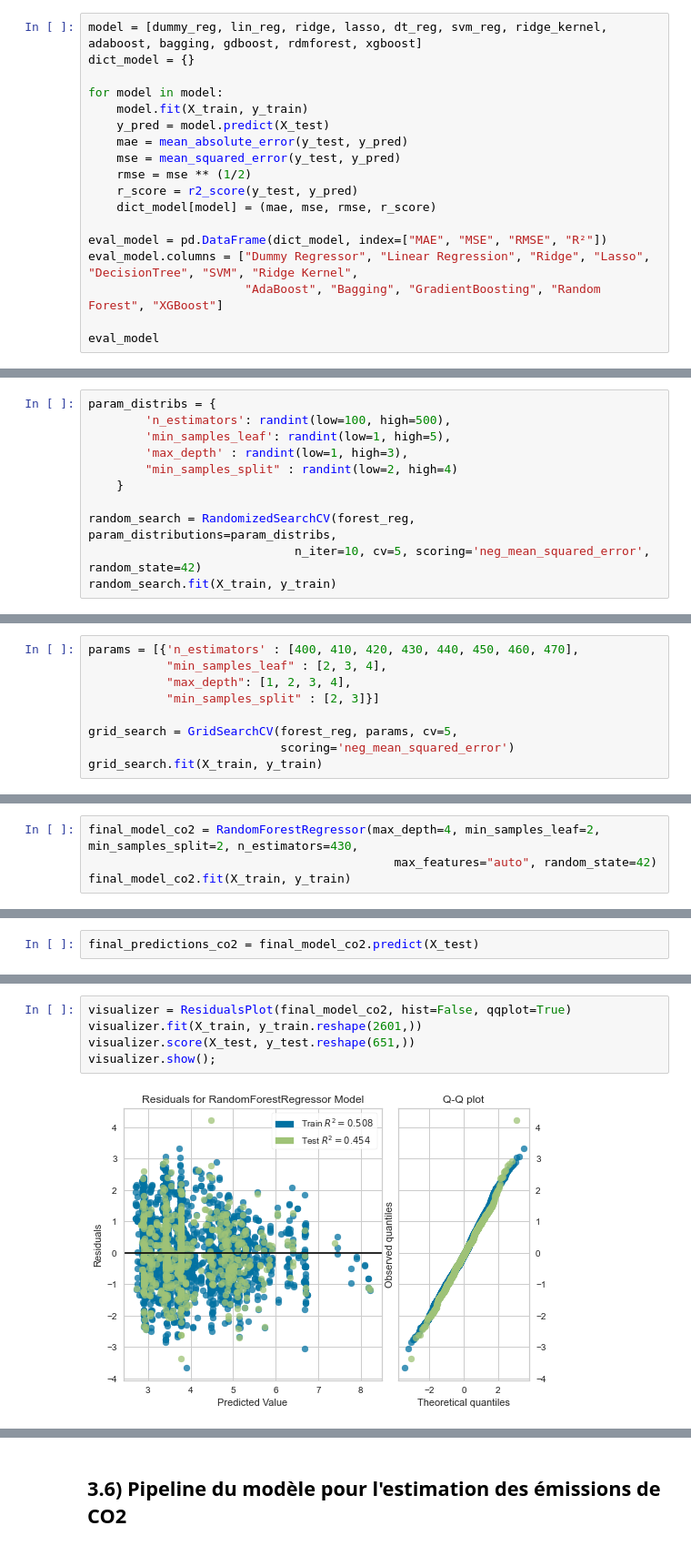
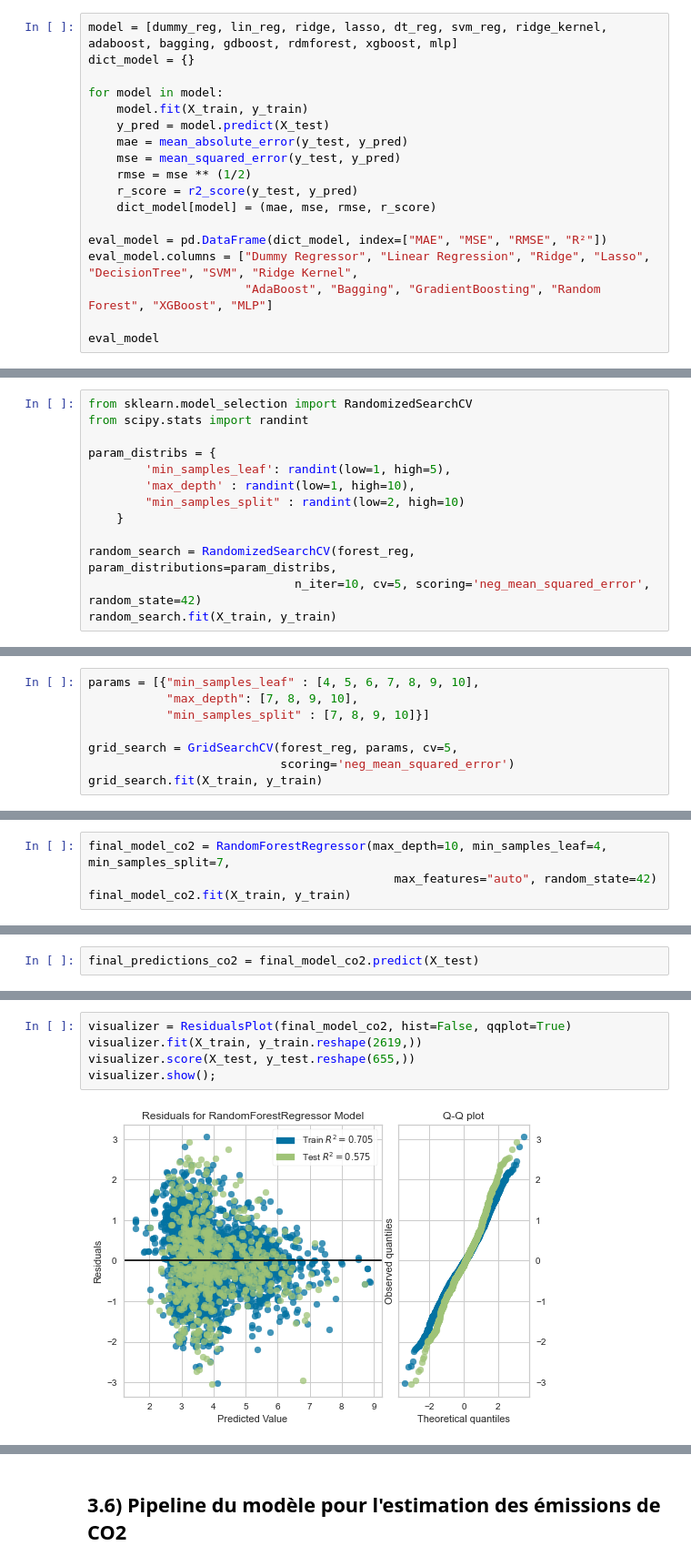
Before and after one commit to Sylvariane/Anticipez_les_besoins_en_electricite, a Jupyter notebook: Pélec_02_code.ipynb, the cells around one changed output, grey strips where cells are left out. Shown at 91% size. Drawn from its saved outputs; the diff is of its cells as text.

```diff
--- a/Pélec_02_code.ipynb
+++ b/Pélec_02_code.ipynb
@@ -436,5 +395,5 @@ xgboost = xgb.XGBRegressor(random_state=42)
 # %%
-model = [dummy_reg, lin_reg, ridge, lasso, dt_reg, svm_reg, ridge_kernel, adaboost, bagging, gdboost, rdmforest, xgboost]
+model = [dummy_reg, lin_reg, ridge, lasso, dt_reg, svm_reg, ridge_kernel, adaboost, bagging, gdboost, rdmforest, xgboost, mlp]
 dict_model = {}
 
 for model in model:
@@ -448,7 +407,7 @@ for model in model:
 
 eval_model = pd.DataFrame(dict_model, index=["MAE", "MSE", "RMSE", "R²"])
 eval_model.columns = ["Dummy Regressor", "Linear Regression", "Ridge", "Lasso", "DecisionTree", "SVM", "Ridge Kernel",
-                      "AdaBoost", "Bagging", "GradientBoosting", "Random Forest", "XGBoost"]
+                      "AdaBoost", "Bagging", "GradientBoosting", "Random Forest", "XGBoost", "MLP"]
 
 eval_model
 # %% [output]
@@ -464,11 +423,13 @@ eval_model
 # %%
 forest_reg = RandomForestRegressor(max_features="auto", random_state=42)
 # %%
+from sklearn.model_selection import RandomizedSearchCV
+from scipy.stats import randint
+
 param_distribs = {
-        'n_estimators': randint(low=100, high=500),
         'min_samples_leaf': randint(low=1, high=5),
-        'max_depth' : randint(low=1, high=3),
-        "min_samples_split" : randint(low=2, high=4)
+        'max_depth' : randint(low=1, high=10),
+        "min_samples_split" : randint(low=2, high=10)
     }
 
 random_search = RandomizedSearchCV(forest_reg, param_distributions=param_distribs,
@@ -499,8 +459,7 @@ for mean_score, params in zip(cvres["mean_test_score"], cvres["params"]):
 # %%
-params = [{'n_estimators' : [400, 410, 420, 430, 440, 450, 460, 470],
-           "min_samples_leaf" : [2, 3, 4],
-           "max_depth": [1, 2, 3, 4],
-           "min_samples_split" : [2, 3]}]
+params = [{"min_samples_leaf" : [4, 5, 6, 7, 8, 9, 10],
+           "max_depth": [7, 8, 9, 10],
+           "min_samples_split" : [7, 8, 9, 10]}]
 
 grid_search = GridSearchCV(forest_reg, params, cv=5,
                            scoring='neg_mean_squared_error')
@@ -523,5 +477,5 @@ grid_search.best_params_
 # %%
-final_model_co2 = RandomForestRegressor(max_depth=4, min_samples_leaf=2, min_samples_split=2, n_estimators=430,
+final_model_co2 = RandomForestRegressor(max_depth=10, min_samples_leaf=4, min_samples_split=7,
                                            max_features="auto", random_state=42)
 final_model_co2.fit(X_train, y_train)
 # %% [output]
@@ -605,10 +531,10 @@ R²:  0.45417
 # %%
 visualizer = ResidualsPlot(final_model_co2, hist=False, qqplot=True)
-visualizer.fit(X_train, y_train.reshape(2601,))
-visualizer.score(X_test, y_test.reshape(651,))
+visualizer.fit(X_train, y_train.reshape(2619,))
+visualizer.score(X_test, y_test.reshape(655,))
 visualizer.show();
 # %% [output]
-[figure, old version]
+[figure, new version]
 # %%
 visualizer = prediction_error(final_model_co2, X_train, y_train, X_test, y_test);
 # %% [output]
```
Also changed, not shown: parts of 38 cells of this notebook, 2 other files.
